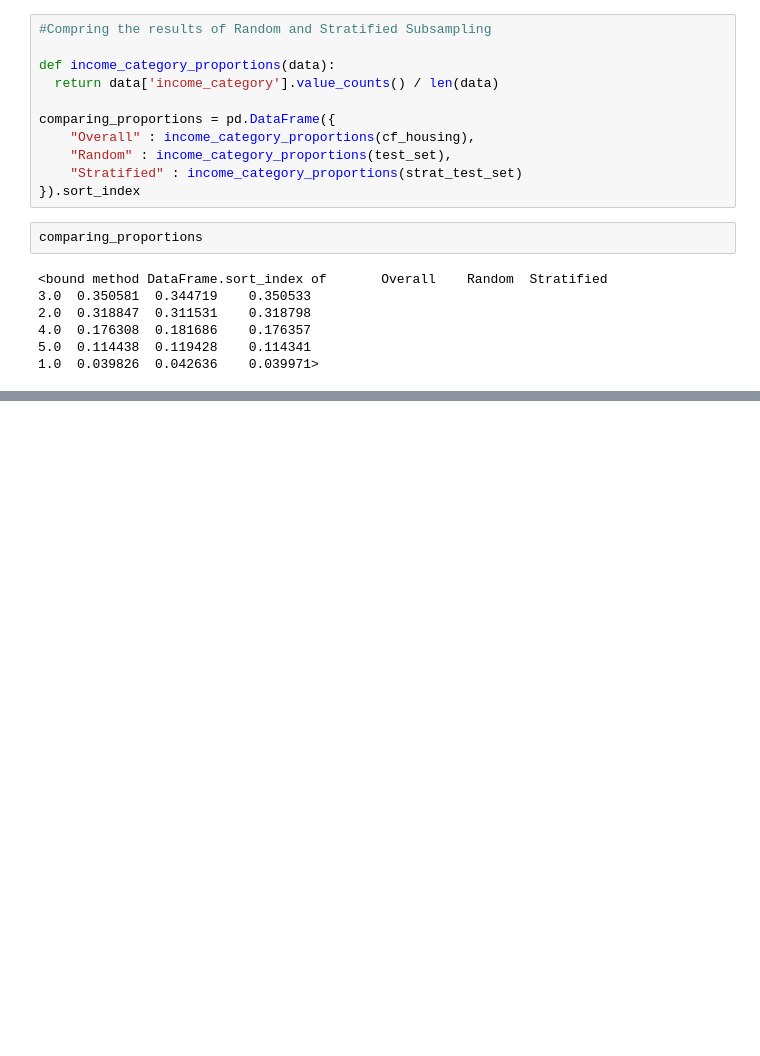
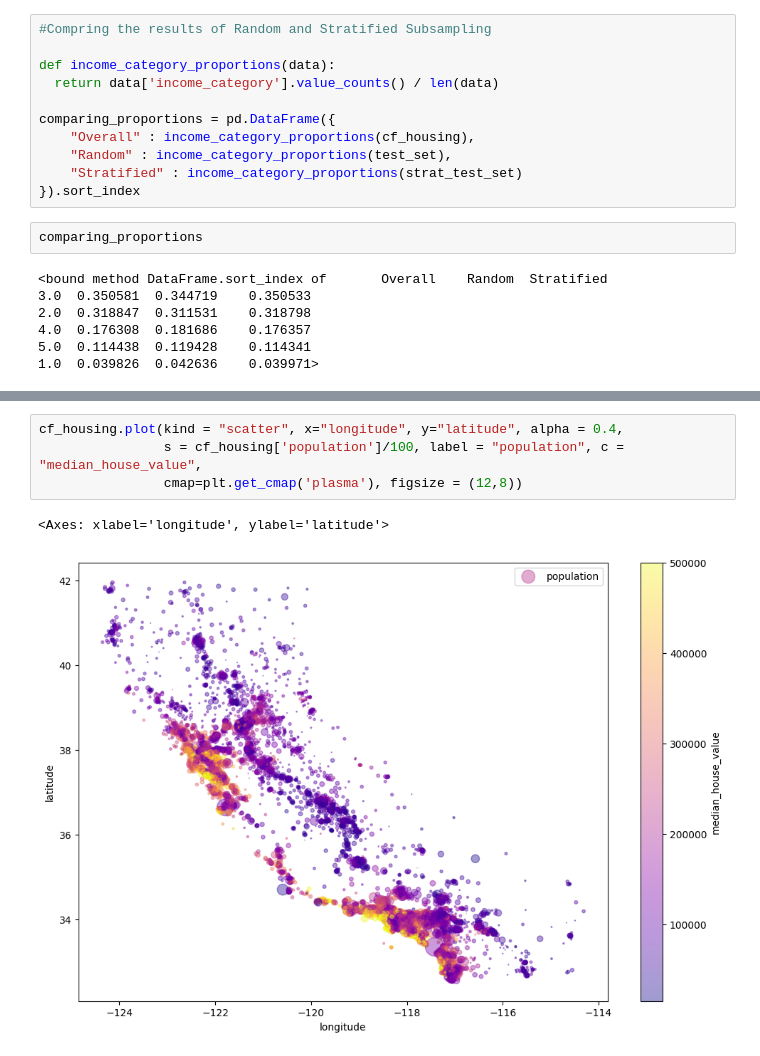
Before and after one commit to SarahPendhari/California-House-Prediction, a Jupyter notebook: California_House_Price_Prediction.ipynb, the cells around one changed output, grey strips where cells are left out. Drawn from its saved outputs; the diff is of its cells as text; blank space fills up the shorter version.

```diff
--- a/California_House_Price_Prediction.ipynb
+++ b/California_House_Price_Prediction.ipynb
@@ -164,0 +175,7 @@ comparing_proportions
+# %%
+cf_housing.plot(kind = "scatter", x="longitude", y="latitude", alpha = 0.4,
+                s = cf_housing['population']/100, label = "population", c = "median_house_value",
+                cmap=plt.get_cmap('plasma'), figsize = (12,8))
+# %% [output]
+<Axes: xlabel='longitude', ylabel='latitude'>
+[figure, added]
```
Also changed, not shown: parts of 3 cells of this notebook.
